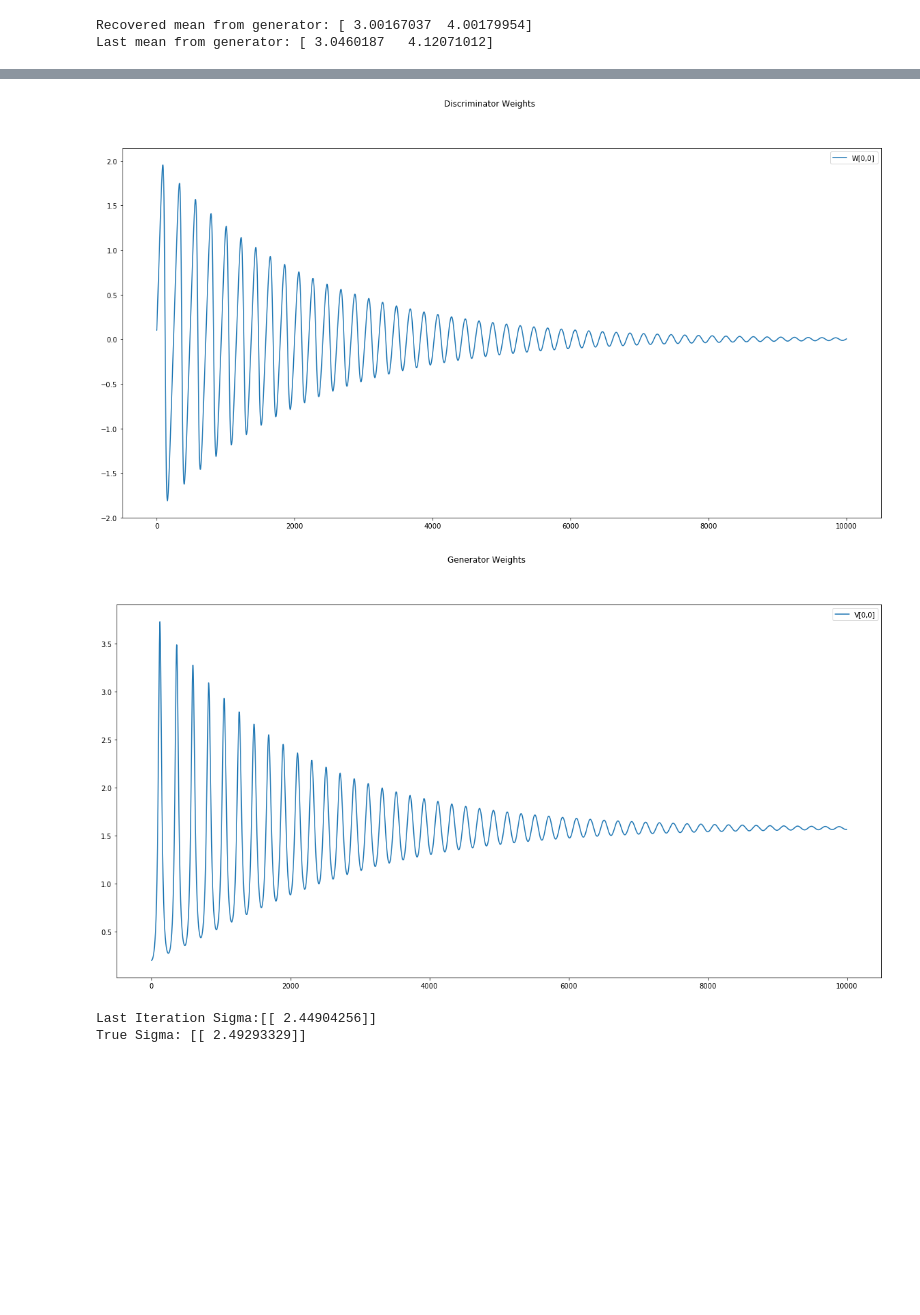
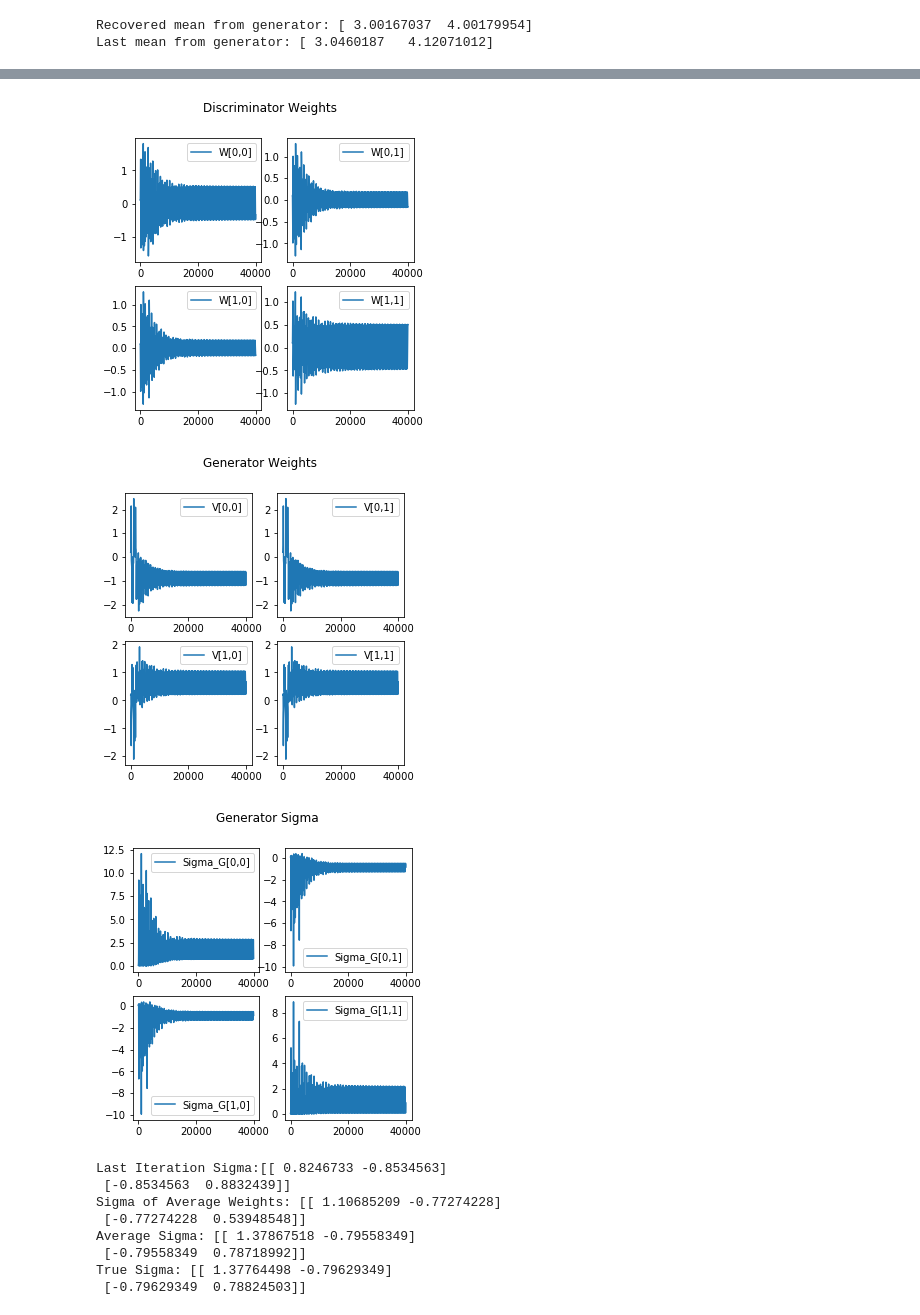
Before and after one commit to vsyrgkanis/optimistic_GAN_training, a Jupyter notebook: notebooks/Simple_GAN_example.ipynb, the cells around one changed output, grey strips where cells are left out. Cells and saved outputs as stored; diff of their text form; code cells hidden in the pictures; blank space fills up the shorter version.

```diff
--- a/notebooks/Simple_GAN_example.ipynb
+++ b/notebooks/Simple_GAN_example.ipynb
@@ -192,16 +197,18 @@ where the absolute in the last term is a element-wise maximum of the vector, sim
 # GD With Haoyang's Gradient Penalty
 T = 20000
 clip_D = 10
-clip_G = 10
 eta_D = .01
 eta_G = .01
 lambda_D = 0.0001
 train_gen_every = 1
-w = 1.4*np.ones((T, dim))
-theta = 1.7*np.ones((T, dim))
+T_aug = T * train_gen_every
+w = 1.4*np.ones((T_aug, dim))
+theta = 1.7*np.ones((T_aug, dim))
 
-for t in range(1,T):
+for t in range(1,T_aug):
+    # Discriminator
     w[t] = np.clip(w[t-1] + eta_D * (v-theta[t-1]), -clip_D, clip_D)
+    # Generator
     if t % train_gen_every == 0:
         theta[t] = theta[t-1] + eta_G * w[t-1]\
                     - 2*lambda_D*(np.abs(theta[t-1]-v-1)\
@@ -418,11 +490,12 @@ Last mean from generator: [ 3.0460187   4.12071012]
 # %%
 # Optimistic SGD Training on Sampled Loss with minibatching=20
 T = 100000
-minibatch = 20
+minibatch = 50
 eta_D = .01
 eta_G = .01
 w = 1.4*np.ones((T, dim))
 theta = 1.7*np.ones((T, dim))
+np.random.seed(1)
 xs = np.random.multivariate_normal(mean=v,
                                    cov = np.eye(dim),
                                    size=(T, minibatch))
@@ -492,11 +599,12 @@ Then we have:
 \end{equation}
 # %%
 # Parameters of distribution
-dim = 1
+dim = 2
+np.random.seed(25)
 U = np.random.normal(size=(dim,dim)) + 0.1
-print(U)
+print("U = {}".format(U))
 Sigma = np.dot(U, U.T)
-print(Sigma)
+print("Sigma = {}".format(Sigma))
 x = np.random.multivariate_normal(mean = np.zeros(dim),
                                   cov = Sigma, size=1000)
 if dim == 2:
@@ -580,41 +714,31 @@ True Sigma: [[ 2.49293329]]
 # %%
 # Optimistic GD Training on the expected loss
-T = 10000
+T = 40000
 clip_D = 10
 clip_G = 10
 eta_D = 0.01
 eta_G = 0.01
-w_D = .1*np.ones((T, dim, dim))
-v_G = .2*np.ones((T, dim, dim))
+W = 0.1*np.ones((T, dim, dim))
+V = 0.2*np.ones((T, dim, dim))
 
 for t in range(2,T):
-    w_D[t] = w_D[t-1] + 2 * eta_D * (Sigma - np.dot(v_G[t-1], v_G[t-1].T))\
-                - eta_D * (Sigma - np.dot(v_G[t-2], v_G[t-2].T))
-    v_G[t] = v_G[t-1] + 2 * eta_G * np.dot(w_D[t-1] + w_D[t-1].T, v_G[t-1].T)\
-                - eta_G * np.dot(w_D[t-2] + w_D[t-2].T, v_G[t-2].T)
+    W[t] = np.clip(W[t-1] + 2 * eta_D * (Sigma - np.dot(V[t-1], V[t-1].T))\
+                - eta_D * (Sigma - np.dot(V[t-2], V[t-2].T)),
+                   -clip_D, clip_D)
+    V[t] = np.clip(V[t-1] + 2 * eta_G * np.dot(W[t-1] + W[t-1].T, V[t-1])\
+                - eta_G * np.dot(W[t-2] + W[t-2].T, V[t-2]),
+                   -clip_G, clip_G)
 
-plt.figure(figsize=(20, 10))
-plt.suptitle("Discriminator Weights")
-for i in range(dim):
-    for j in range(dim):
-        plt.subplot(dim, dim, i*dim+j+1)
-        plt.plot(w_D[:, i, j], label="W[{},{}]".format(i, j))
-        plt.legend()
-plt.show()
-
-plt.figure(figsize=(20, 10))
-plt.suptitle("Generator Weights")
-for i in range(dim):
-    for j in range(dim):
-        plt.subplot(dim, dim, i*dim+j+1)
-        plt.plot(v_G[:, i, j], label="V[{},{}]".format(i, j))
-        plt.legend()
-plt.show()
-
-print("Last Iteration Sigma:{}".format(np.dot(v_G[-1], v_G[-1].T)))
-print("True Sigma: {}".format(Sigma))
+plot_covariance_weights(W, V)
 # %% [output]
-[figure, old version]
+[figure, new version]
-[figure, old version]
+[figure, new version]
+[figure, added]
-Last Iteration Sigma:[[ 2.44904256]]
-True Sigma: [[ 2.49293329]]
+Last Iteration Sigma:[[ 0.8246733 -0.8534563]
+ [-0.8534563  0.8832439]]
+Sigma of Average Weights: [[ 1.10685209 -0.77274228]
+ [-0.77274228  0.53948548]]
+Average Sigma: [[ 1.37867518 -0.79558349]
+ [-0.79558349  0.78718992]]
+True Sigma: [[ 1.37764498 -0.79629349]
+ [-0.79629349  0.78824503]]
```
Also changed, not shown: parts of 16 cells of this notebook.
